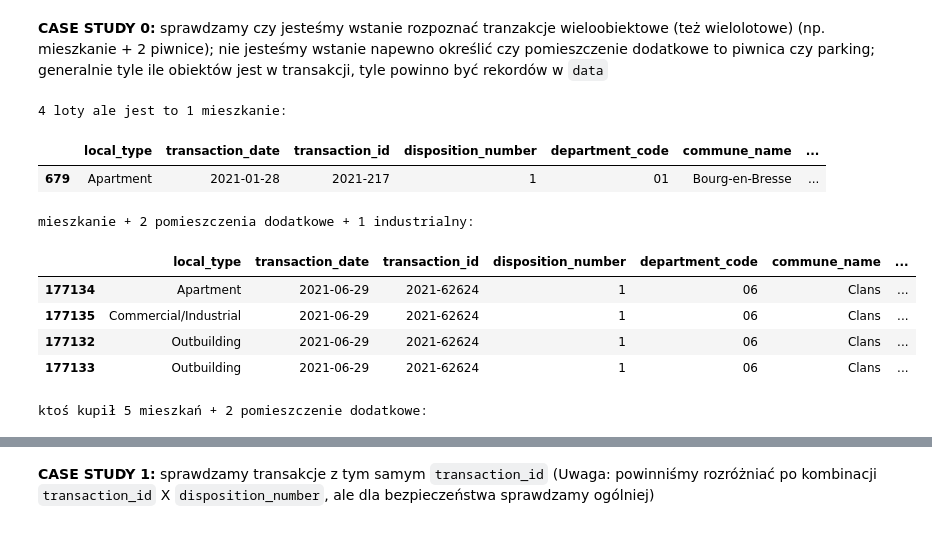
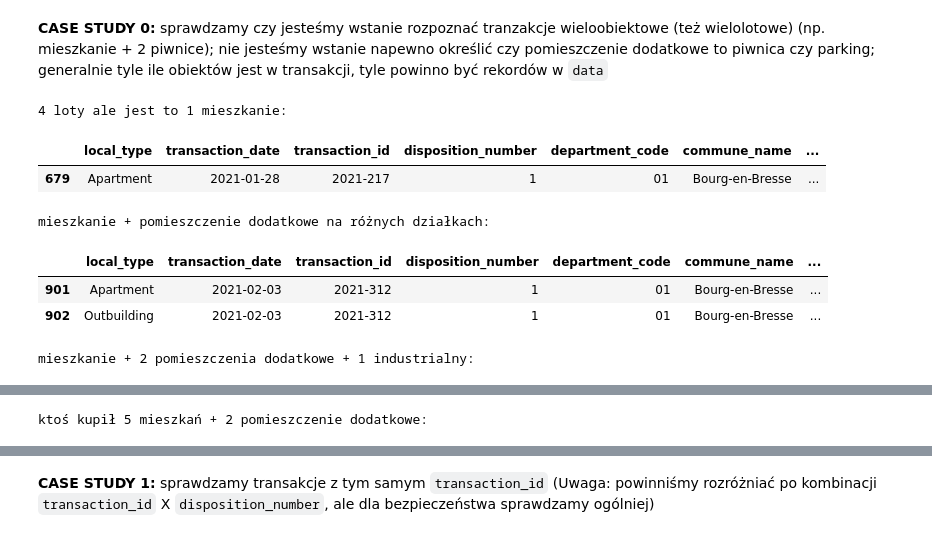
Before and after one commit to jpi0309/Machine-Learning-for-Housing-Valuation-in-France, a Jupyter notebook: data_preparation.ipynb, the cells around one changed output, grey strips where cells are left out. Cells and saved outputs as stored; diff of their text form; code cells hidden in the pictures.

```diff
--- a/data_preparation.ipynb
+++ b/data_preparation.ipynb
@@ -370,24 +379,22 @@ case0 = data.loc[data.local_type != 'House', ['local_type', 'transaction_date',
 # %%
 print('4 loty ale jest to 1 mieszkanie: \n')
 display(case0[case0.transaction_id == '2021-217'])
 
-# print('7 lotów ale część to pomieszczenie pomocnicze, dodatkowo są położone na różnych działkach: \n')
-# display(case0[case0.transaction_id == '2021-312'])
+print('mieszkanie + pomieszczenie dodatkowe na różnych działkach: \n')
+display(case0[case0.transaction_id == '2021-312'])
 
 print('mieszkanie + 2 pomieszczenia dodatkowe + 1 industrialny: \n')
 display(case0[case0.transaction_id == '2021-62624'])
 
 print('ktoś kupił 5 mieszkań + 2 pomieszczenie dodatkowe: \n')
 display(case0[case0.transaction_id == '2020-561071']) # '2022-1497060
 # %% [output]
 4 loty ale jest to 1 mieszkanie:
 |  | local_type | transaction_date | transaction_id | disposition_number | department_code | commune_name | ... |
 | 679 | Apartment | 2021-01-28 | 2021-217 | 1 | 01 | Bourg-en-Bresse | ... |
-mieszkanie + 2 pomieszczenia dodatkowe + 1 industrialny:
+mieszkanie + pomieszczenie dodatkowe na różnych działkach:
 |  | local_type | transaction_date | transaction_id | disposition_number | department_code | commune_name | ... |
-| 177134 | Apartment | 2021-06-29 | 2021-62624 | 1 | 06 | Clans | ... |
-| 177135 | Commercial/Industrial | 2021-06-29 | 2021-62624 | 1 | 06 | Clans | ... |
-| 177132 | Outbuilding | 2021-06-29 | 2021-62624 | 1 | 06 | Clans | ... |
-| 177133 | Outbuilding | 2021-06-29 | 2021-62624 | 1 | 06 | Clans | ... |
+| 901 | Apartment | 2021-02-03 | 2021-312 | 1 | 01 | Bourg-en-Bresse | ... |
+| 902 | Outbuilding | 2021-02-03 | 2021-312 | 1 | 01 | Bourg-en-Bresse | ... |
-ktoś kupił 5 mieszkań + 2 pomieszczenie dodatkowe:
+mieszkanie + 2 pomieszczenia dodatkowe + 1 industrialny:
 |  | local_type | transaction_date | transaction_id | disposition_number | department_code | commune_name | ... |
@@ -400,0 +405 @@ ktoś kupił 5 mieszkań + 2 pomieszczenie dodatkowe:
+ktoś kupił 5 mieszkań + 2 pomieszczenie dodatkowe:
```
Also changed, not shown: parts of 12 cells of this notebook, 1 other file.
